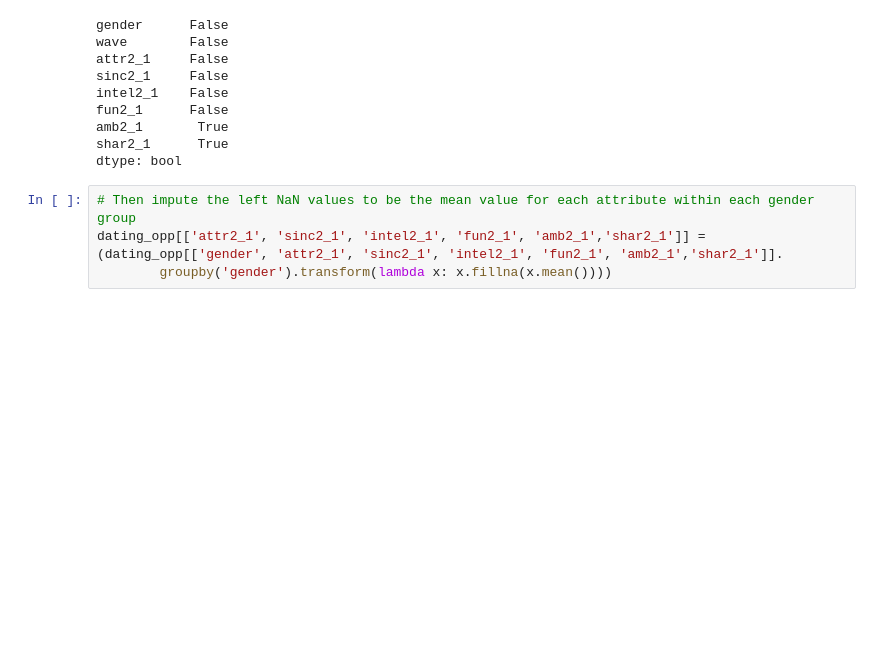
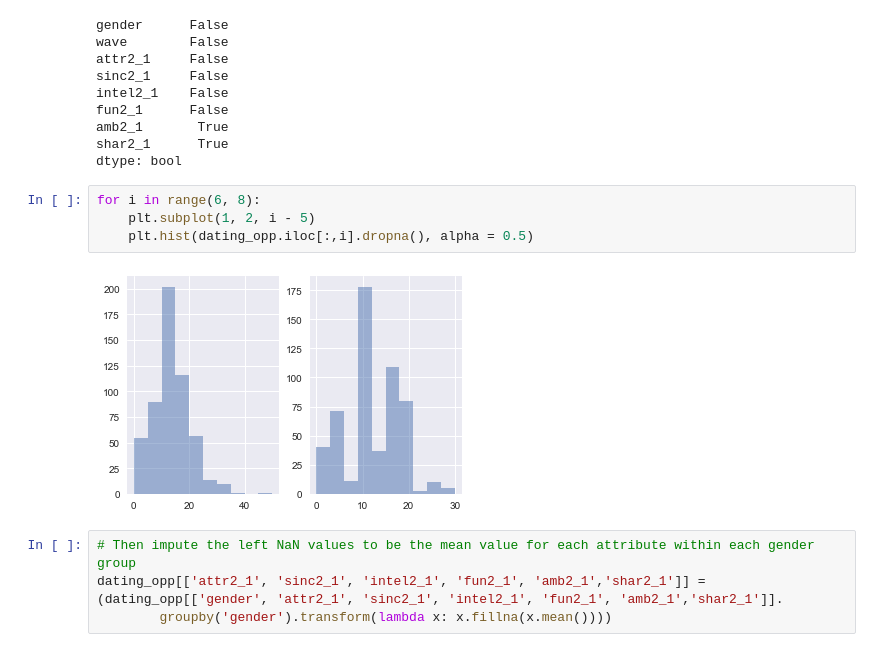
Before and after one commit to maodunzhe/springboardDS, a Jupyter notebook: speed-dating-experiment/speed dating.ipynb, the cells around one changed output. Saved outputs shown, nothing was run; the diff lists cells and outputs as text; blank space fills up the shorter version.

```diff
--- a/speed-dating-experiment/speed dating.ipynb
+++ b/speed-dating-experiment/speed dating.ipynb
@@ -286,6 +271,12 @@ fun2_1      False
 amb2_1       True
 shar2_1      True
 dtype: bool
+# %%
+for i in range(6, 8):
+    plt.subplot(1, 2, i - 5)
+    plt.hist(dating_opp.iloc[:,i].dropna(), alpha = 0.5)
+# %% [output]
+[figure, added]
 # %%
 # Then impute the left NaN values to be the mean value for each attribute within each gender group
 dating_opp[['attr2_1', 'sinc2_1', 'intel2_1', 'fun2_1', 'amb2_1','shar2_1']] = (dating_opp[['gender', 'attr2_1', 'sinc2_1', 'intel2_1', 'fun2_1', 'amb2_1','shar2_1']].
```
Also changed, not shown: parts of 98 cells of this notebook, 32 other files.
